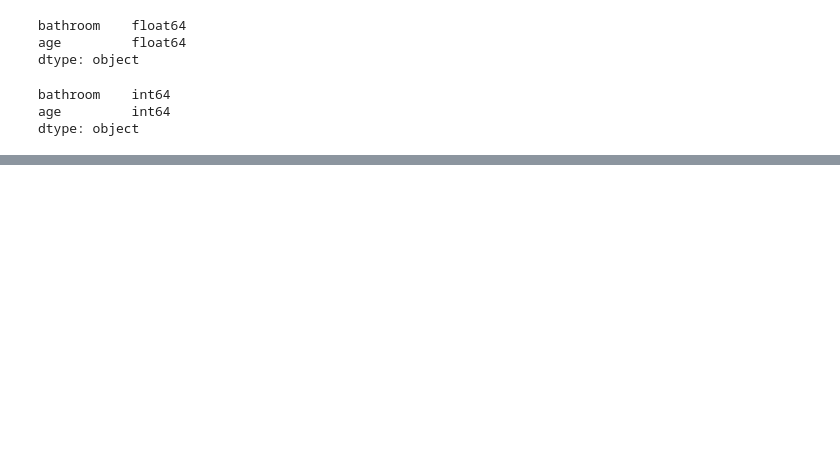
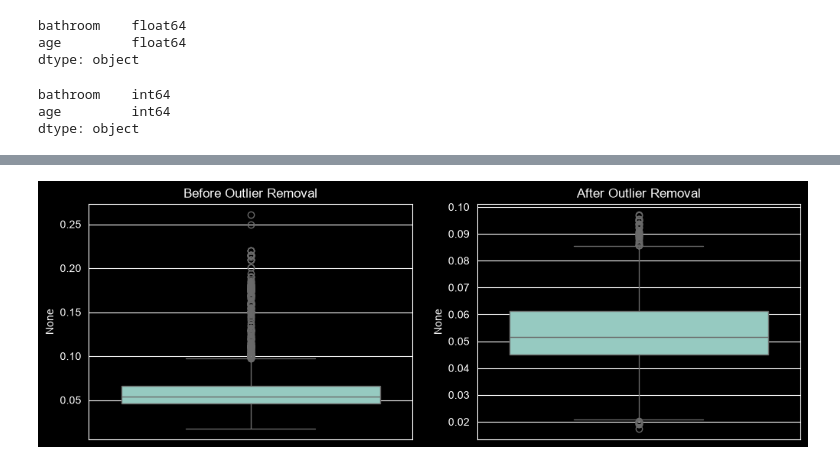
Before and after one commit to PRADEEP-EC98/Chennai-House-Price-Predictor, a Jupyter notebook: Preprocessing.ipynb, the cells around one changed output, grey strips where cells are left out. Drawn from its saved outputs; the diff is of its cells as text; code cells hidden in the pictures; blank space fills up the shorter version.

```diff
--- a/Preprocessing.ipynb
+++ b/Preprocessing.ipynb
@@ -93,0 +130,15 @@ df2 = df2.drop(columns=["price_per_sqft"])
+# %%
+import matplotlib.pyplot as plt
+import seaborn as sns
+
+fig, ax = plt.subplots(1, 2, figsize=(12, 4))
+
+sns.boxplot(y=df1["price"] / df1["area"], ax=ax[0])
+ax[0].set_title("Before Outlier Removal")
+
+sns.boxplot(y=df2["price"] / df2["area"], ax=ax[1])
+ax[1].set_title("After Outlier Removal")
+
+plt.show()
+# %% [output]
+[figure, added]
```
Also changed, not shown: parts of 21 cells of this notebook, 9 other files.
